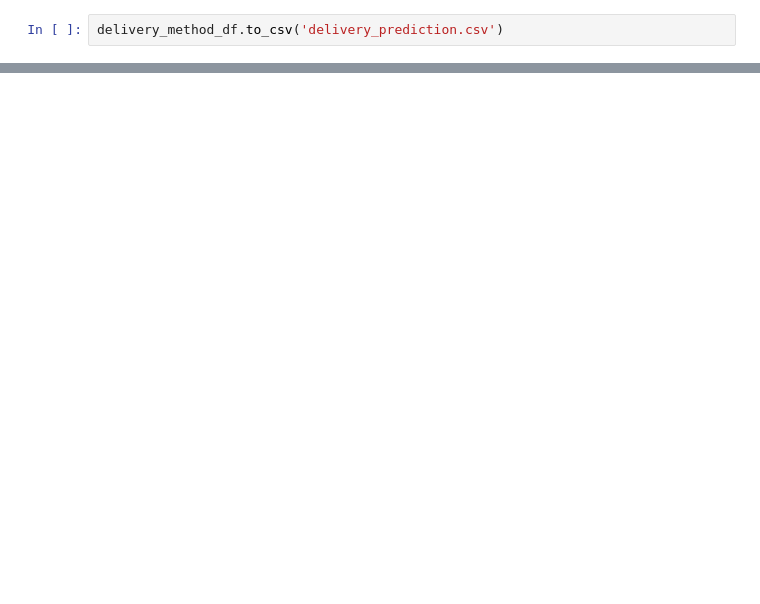
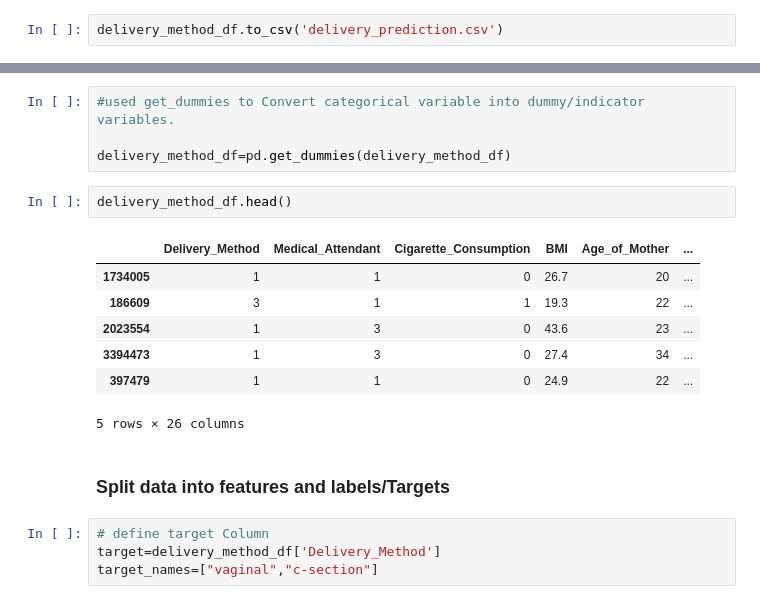
Before and after one commit to OnomeHunt/Project3, a Jupyter notebook: Birth_Data_2018.ipynb, the cells around one changed output, grey strips where cells are left out. Saved outputs shown, nothing was run; the diff lists cells and outputs as text; blank space fills up the shorter version.

```diff
--- a/Birth_Data_2018.ipynb
+++ b/Birth_Data_2018.ipynb
@@ -56,0 +143,20 @@ delivery_method_df.to_csv('delivery_prediction.csv')
+# %%
+#used get_dummies to Convert categorical variable into dummy/indicator variables.
+
+delivery_method_df=pd.get_dummies(delivery_method_df)
+# %%
+delivery_method_df.head()
+# %% [output]
+|  | Delivery_Method | Medical_Attendant | Cigarette_Consumption | BMI | Age_of_Mother | ... |
+| 1734005 | 1 | 1 | 0 | 26.7 | 20 | ... |
+| 186609 | 3 | 1 | 1 | 19.3 | 22 | ... |
+| 2023554 | 1 | 3 | 0 | 43.6 | 23 | ... |
+| 3394473 | 1 | 3 | 0 | 27.4 | 34 | ... |
+| 397479 | 1 | 1 | 0 | 24.9 | 22 | ... |
+5 rows × 26 columns
+# %% [markdown]
+### Split data into features and labels/Targets
+# %%
+# define target Column
+target=delivery_method_df['Delivery_Method']
+target_names=["vaginal","c-section"]
```
Also changed, not shown: parts of 47 cells of this notebook, 1 other file.
